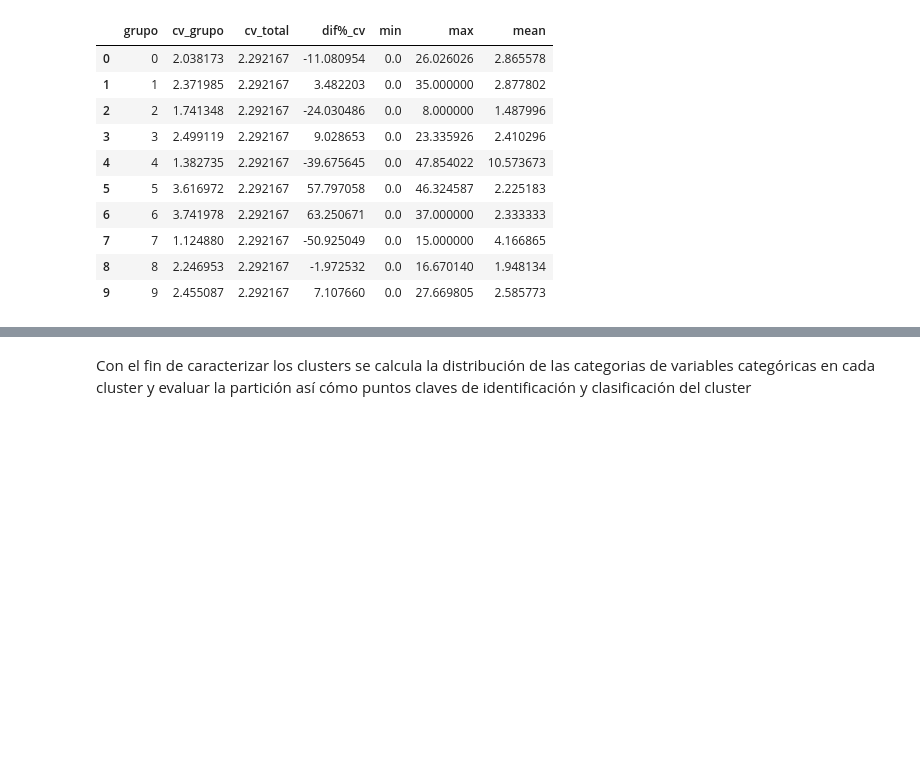
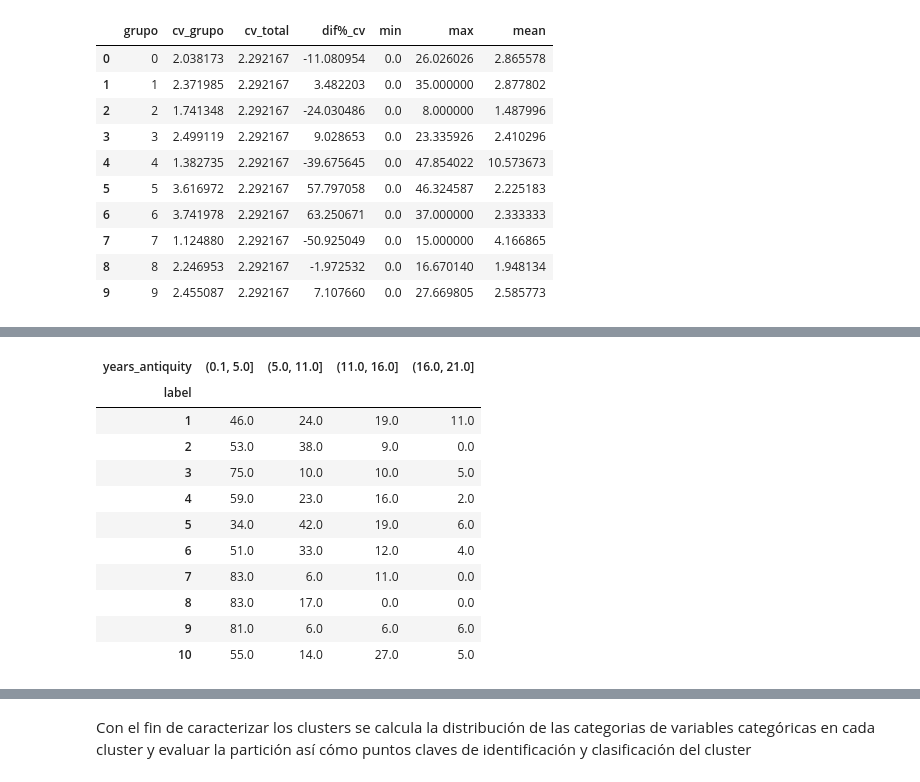
Before and after one commit to ccparra/MELI, a Jupyter notebook: MELI.ipynb, the cells around one changed output, grey strips where cells are left out. Cells and saved outputs as stored; diff of their text form; code cells hidden in the pictures; blank space fills up the shorter version.

```diff
--- a/MELI.ipynb
+++ b/MELI.ipynb
@@ -519,0 +530,15 @@ dm.cluster_characterization_numeric_var(df=df_sellers_raw,str_var='q90_discount'
+# %%
+cluster_madurez
+# %% [output]
+| years_antiquity | (0.1, 5.0] | (5.0, 11.0] | (11.0, 16.0] | (16.0, 21.0] |
+| label |  |  |  |  |
+| 1 | 46.0 | 24.0 | 19.0 | 11.0 |
+| 2 | 53.0 | 38.0 | 9.0 | 0.0 |
+| 3 | 75.0 | 10.0 | 10.0 | 5.0 |
+| 4 | 59.0 | 23.0 | 16.0 | 2.0 |
+| 5 | 34.0 | 42.0 | 19.0 | 6.0 |
+| 6 | 51.0 | 33.0 | 12.0 | 4.0 |
+| 7 | 83.0 | 6.0 | 11.0 | 0.0 |
+| 8 | 83.0 | 17.0 | 0.0 | 0.0 |
+| 9 | 81.0 | 6.0 | 6.0 | 6.0 |
+| 10 | 55.0 | 14.0 | 27.0 | 5.0 |
```
Also changed, not shown: parts of 3 cells of this notebook.
